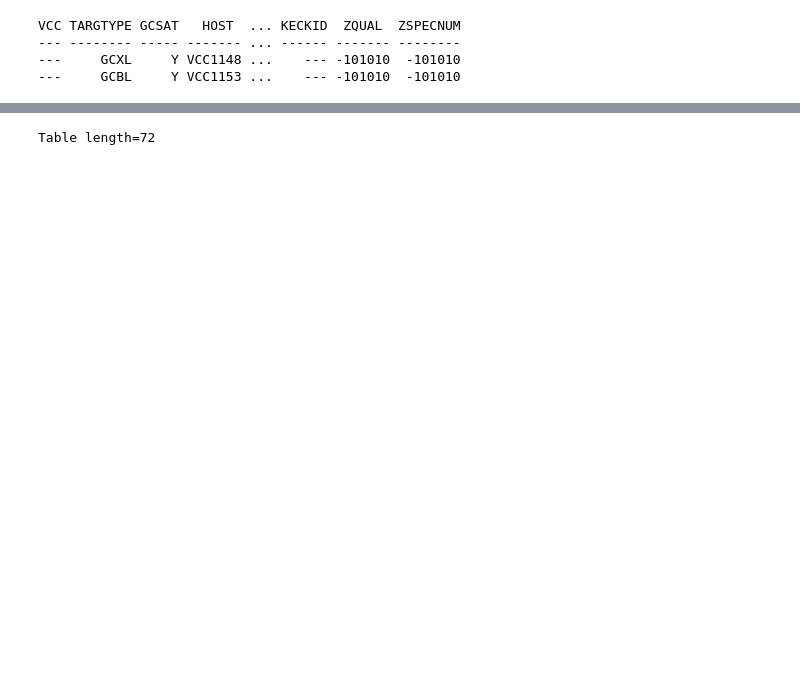
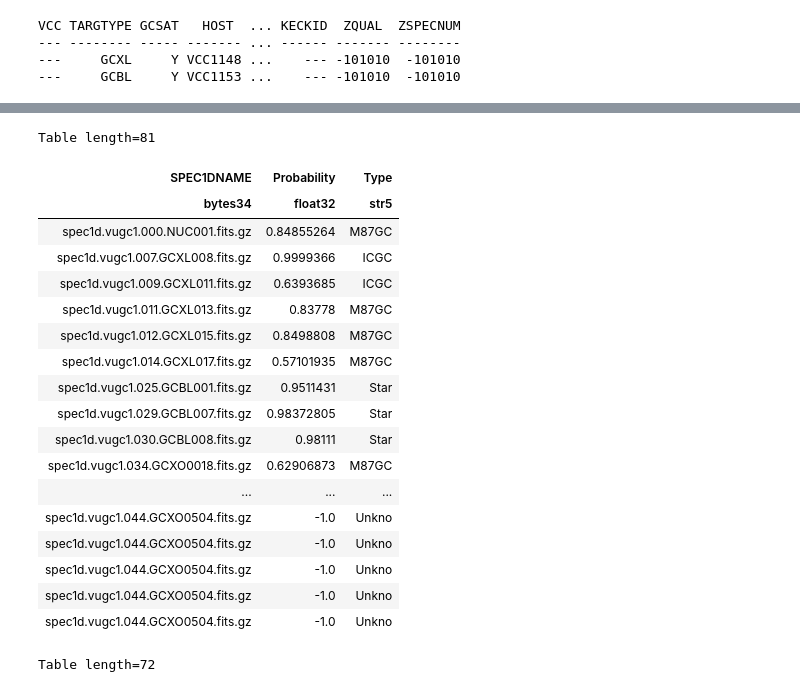
Before and after one commit to kadri-nizam/SIP2019, a Jupyter notebook: Giovanni/Giovanni - Tasks.ipynb, the cells around one changed output, grey strips where cells are left out. Cells and saved outputs as stored; diff of their text form; code cells hidden in the pictures; blank space fills up the shorter version.

```diff
--- a/Giovanni/Giovanni - Tasks.ipynb
+++ b/Giovanni/Giovanni - Tasks.ipynb
@@ -105,6 +105,28 @@ noDE['Probability'] = probabilityDE
 noUDG['Probability'] = focusedUDG['Probability']
 noDE['Type'] = objecttypeDE
 noUDG['Type'] = focusedUDG['Type']
+# %%
+focusedUDG
+# %% [output]
+Table length=81
+| SPEC1DNAME | Probability | Type |
+| bytes34 | float32 | str5 |
+| spec1d.vugc1.000.NUC001.fits.gz | 0.84855264 | M87GC |
+| spec1d.vugc1.007.GCXL008.fits.gz | 0.9999366 | ICGC |
+| spec1d.vugc1.009.GCXL011.fits.gz | 0.6393685 | ICGC |
+| spec1d.vugc1.011.GCXL013.fits.gz | 0.83778 | M87GC |
+| spec1d.vugc1.012.GCXL015.fits.gz | 0.8498808 | M87GC |
+| spec1d.vugc1.014.GCXL017.fits.gz | 0.57101935 | M87GC |
+| spec1d.vugc1.025.GCBL001.fits.gz | 0.9511431 | Star |
+| spec1d.vugc1.029.GCBL007.fits.gz | 0.98372805 | Star |
+| spec1d.vugc1.030.GCBL008.fits.gz | 0.98111 | Star |
+| spec1d.vugc1.034.GCXO0018.fits.gz | 0.62906873 | M87GC |
+| ... | ... | ... |
+| spec1d.vugc1.044.GCXO0504.fits.gz | -1.0 | Unkno |
+| spec1d.vugc1.044.GCXO0504.fits.gz | -1.0 | Unkno |
+| spec1d.vugc1.044.GCXO0504.fits.gz | -1.0 | Unkno |
+| spec1d.vugc1.044.GCXO0504.fits.gz | -1.0 | Unkno |
+| spec1d.vugc1.044.GCXO0504.fits.gz | -1.0 | Unkno |
 # %%
 noUDG
 # %% [output]
```
Also changed, not shown: parts of 6 cells of this notebook, 44 other files.
